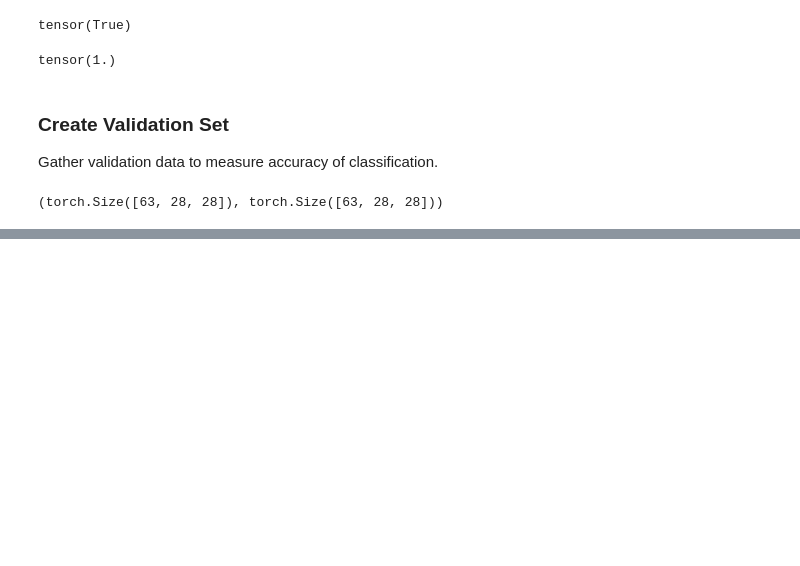
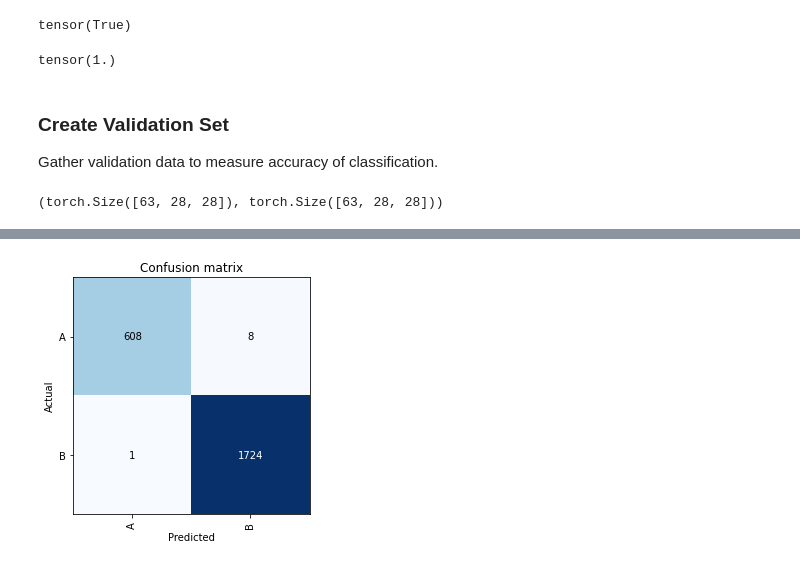
Before and after one commit to jacKlinc/german_char_recogniser, a Jupyter notebook: mdl_german_char_classifier.ipynb, the cells around one changed output, grey strips where cells are left out. Cells and saved outputs as stored; diff of their text form; code cells hidden in the pictures; blank space fills up the shorter version.

```diff
--- a/mdl_german_char_classifier.ipynb
+++ b/mdl_german_char_classifier.ipynb
@@ -148,0 +287,3 @@ not accurate
+# %%
+learn = cnn_learner(dls, resnet18, metrics=error_rate)
+learn.fine_tune(5)
@@ -148,0 +300,4 @@ not accurate
+# %%
+interp = ClassificationInterpretation.from_learner(learn)
+interp.plot_confusion_matrix()
+# %% [output]
@@ -148,0 +305 @@ not accurate
+[figure, added]
```
Also changed, not shown: parts of 47 cells of this notebook.
